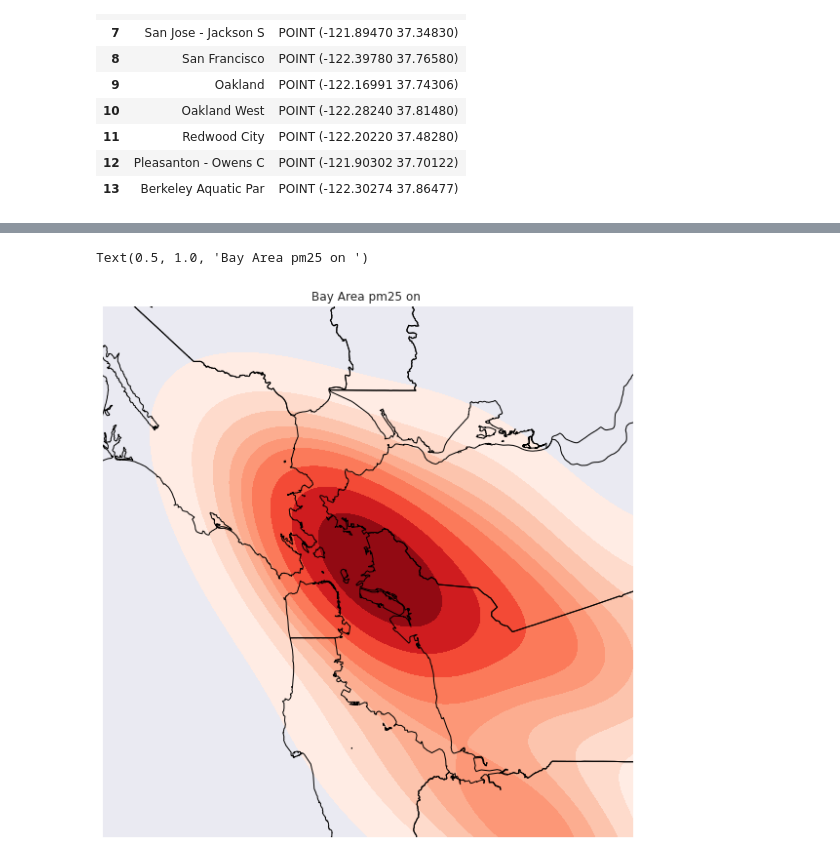
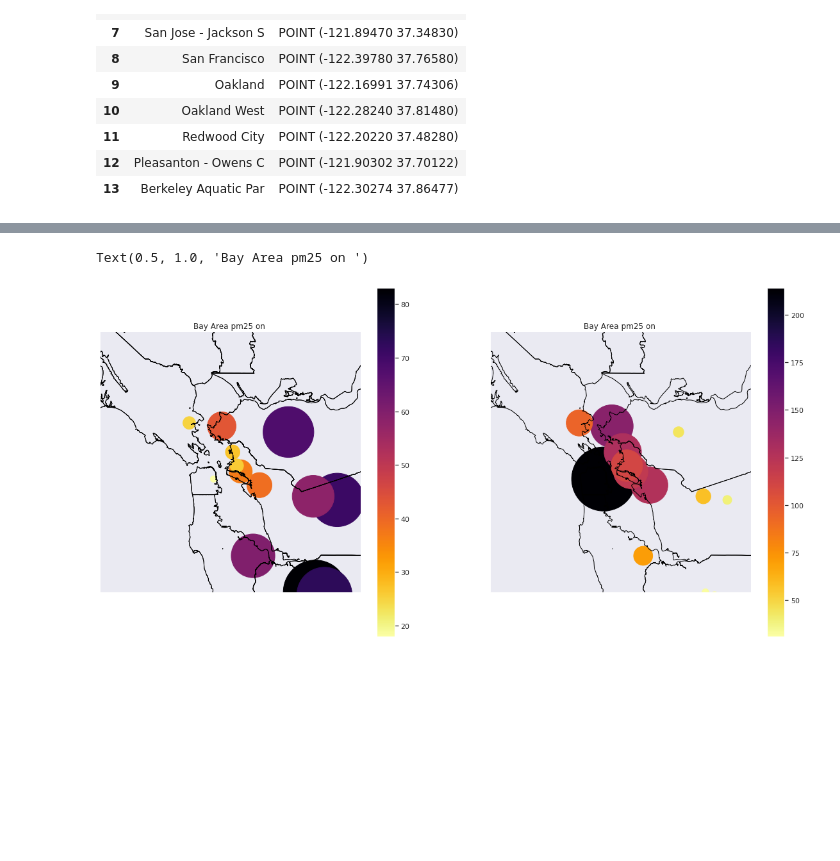
Before and after one commit to UCB-stat-159-s22/hw07-group13, a Jupyter notebook: ExplorationAndVisualization.ipynb, the cells around one changed output, grey strips where cells are left out. Cells and saved outputs as stored; diff of their text form; code cells hidden in the pictures; blank space fills up the shorter version.

```diff
--- a/ExplorationAndVisualization.ipynb
+++ b/ExplorationAndVisualization.ipynb
@@ -354,4 +346,19 @@ bay_area_dark_days_data_text = bay_area_dark_days_data
 bay_area_dark_days_data_text.columns = bay_area_dark_days_data_text.columns.astype(str)
 bay_area_dark_days_data_text.to_file('bayareadarkdays.geojson', driver='GeoJSON')
 # %%
-#gpd.read_file('bayareadarkdays.geojson')
+bay_data = gpd.read_file('bayareadarkdays.geojson')
+# %%
+col_list = bay_data.columns
+dark_day_cols = [col for col in bay_data.columns if '2020-09-09' in col]
+dark_max = [col for col in bay_data.columns if '2020-09-10 15:00:00' in col]
+def plotter(i):
+    plot_data = bay_data[['index',col_list[i], 'geometry']]
+    gplt.kdeplot(
+    plot_data,
+    cmap='Reds',
+    projection=proj,
+    shade=True, thresh=0.05,
+    ax=ax1)
+    plt.show()
+
+plotter(2)
@@ -358,18 +392,36 @@ bay_area_dark_days_data_text.to_file('bayareadarkdays.geojson', driver='GeoJSON'
 # %%
 proj = gcrs.AlbersEqualArea(central_latitude=37.8711428, central_longitude=-122.3714777)
-fig= plt.figure(figsize=(10, 10))
-ax1 = plt.subplot(111, projection=proj)
+fig= plt.figure(figsize=(20, 10))
+ax1 = plt.subplot(121, projection=proj)
+ax2 = plt.subplot(122, projection=proj)
 
-gplt.kdeplot(
-    trial1,
-    cmap='Reds',
-    projection=proj,
-    shade=True, thresh=0.05,
-    ax=ax1
-)
+
+# gplt.kdeplot(
+#     bay_data[['index', 'geometry']],
+#     cmap='Reds',
+#     projection=proj,
+#     shade=True, bw=1,
+#     ax=ax1, n_levels=20, weights=bay_data[col_list[1]]
+# )
+gplt.pointplot(bay_data, projection=proj, hue=col_list[1], legend=True,scale=col_list[1], limits=(10, 100), cmap='inferno_r', ax=ax1)
 gplt.polyplot(world, zorder=1, ax=ax1)
 ax1.axis(xmin=-50000,xmax=60000, ymin=-60000, ymax=50000)
 ax1.set_title("Bay Area pm25 on ")
+
+# gplt.kdeplot(
+#     bay_data[['index', 'geometry']],
+#     cmap='Reds',
+#     projection=proj,
+#     shade=True, bw=1,
+#     ax=ax2, n_levels=20, weights=bay_data[dark_max[0]]
+# )
+gplt.pointplot(bay_data, projection=proj, hue=dark_max[0], legend=True,scale=dark_max[0], limits=(10, 100), cmap='inferno_r', ax=ax2)
+gplt.polyplot(world, zorder=1, ax=ax1)
+ax1.axis(xmin=-50000,xmax=60000, ymin=-60000, ymax=50000)
+ax1.set_title("Bay Area pm25 on ")
+gplt.polyplot(world, zorder=1, ax=ax2)
+ax2.axis(xmin=-50000,xmax=60000, ymin=-60000, ymax=50000)
+ax2.set_title("Bay Area pm25 on ")
 # %% [output]
 Text(0.5, 1.0, 'Bay Area pm25 on ')
-[figure, old version]
+[figure, new version]
```
Also changed, not shown: parts of 17 cells of this notebook, 1 other file.
